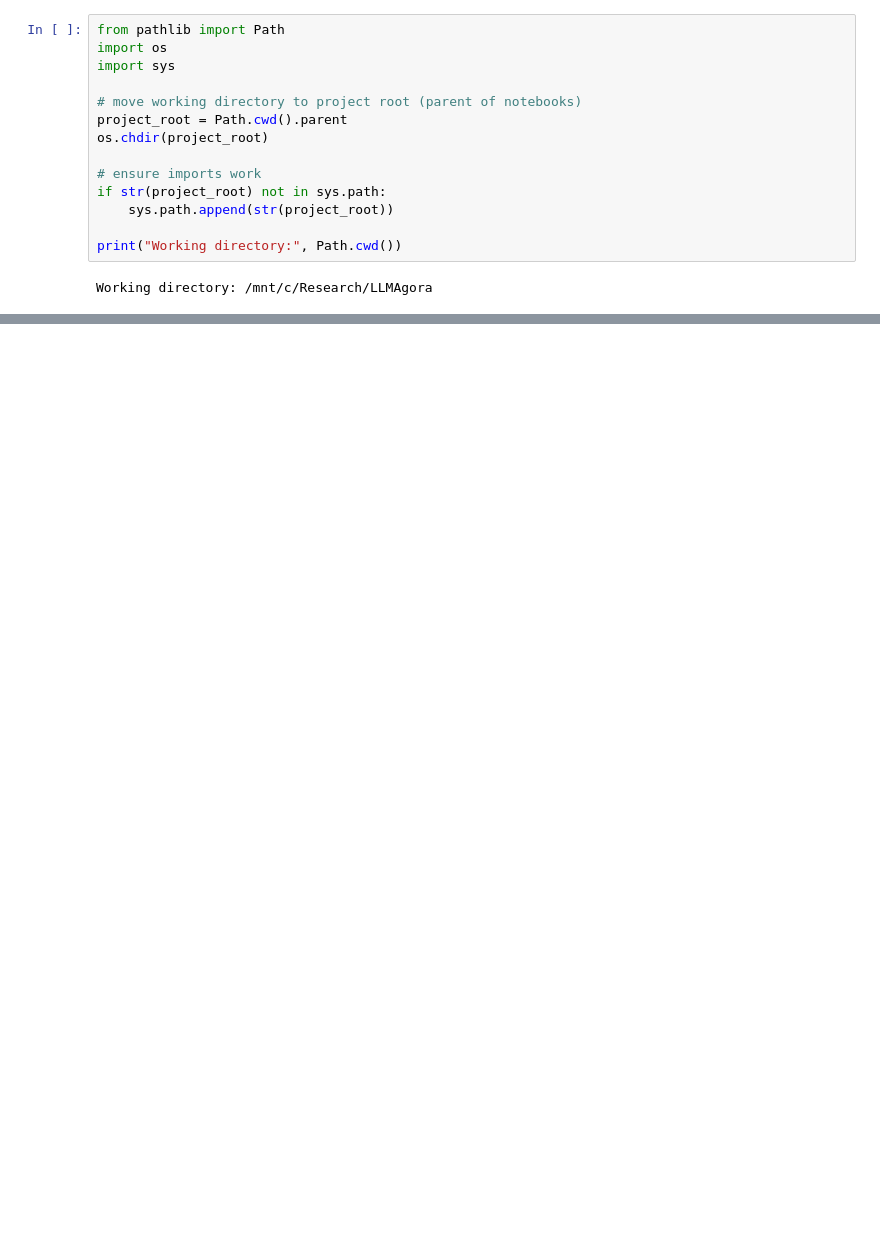
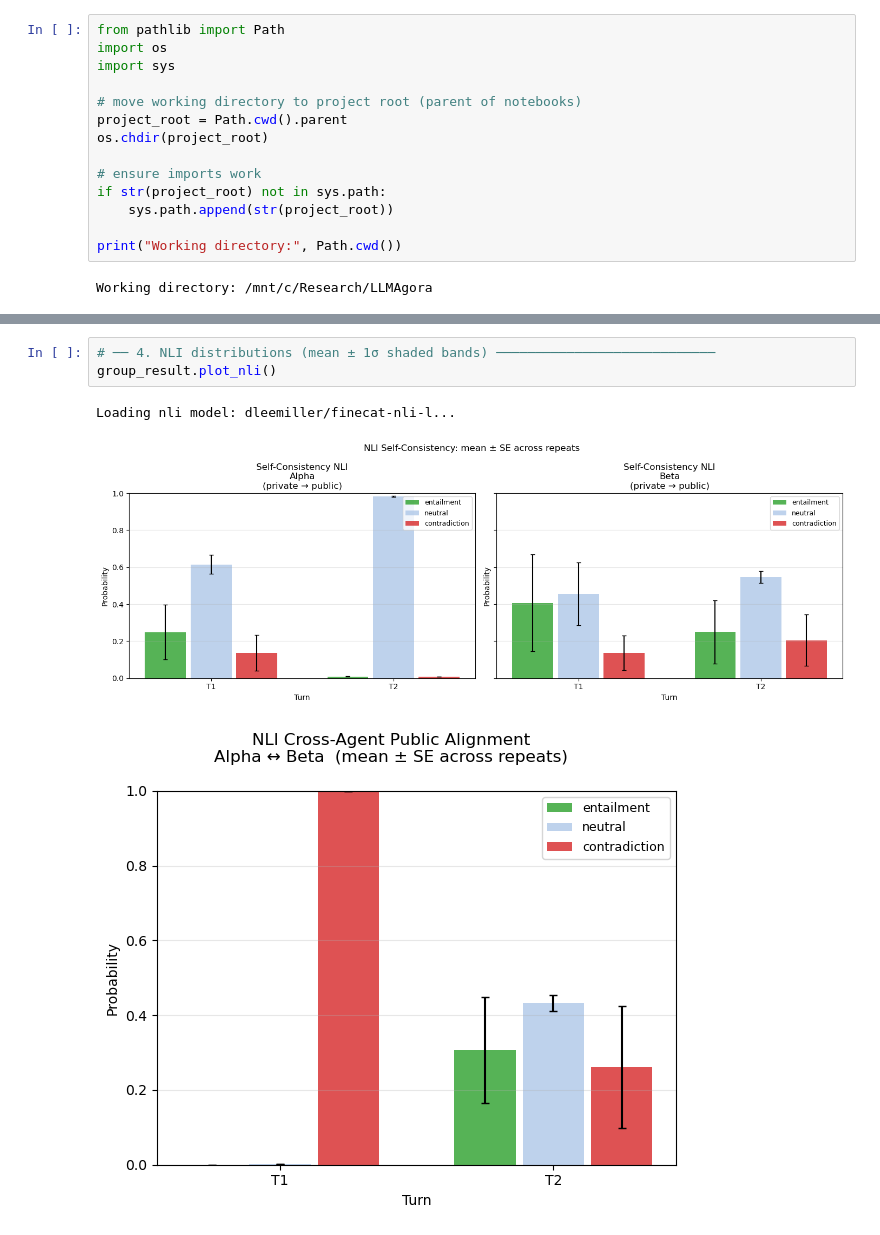
Before and after one commit to danmohad/LLMAgora, a Jupyter notebook: notebooks/eval_pro.ipynb, the cells around one changed output, grey strips where cells are left out. Saved outputs shown, nothing was run; the diff lists cells and outputs as text; blank space fills up the shorter version.

```diff
--- a/notebooks/eval_pro.ipynb
+++ b/notebooks/eval_pro.ipynb
@@ -501,0 +84,7 @@ Notes:
+# %%
+# ── 4. NLI distributions (mean ± 1σ shaded bands) ────────────────────────────
+group_result.plot_nli()
+# %% [output]
+Loading nli model: dleemiller/finecat-nli-l...
+[figure, added]
+[figure, added]
```
Also changed, not shown: parts of 13 cells of this notebook, 4 other files.
